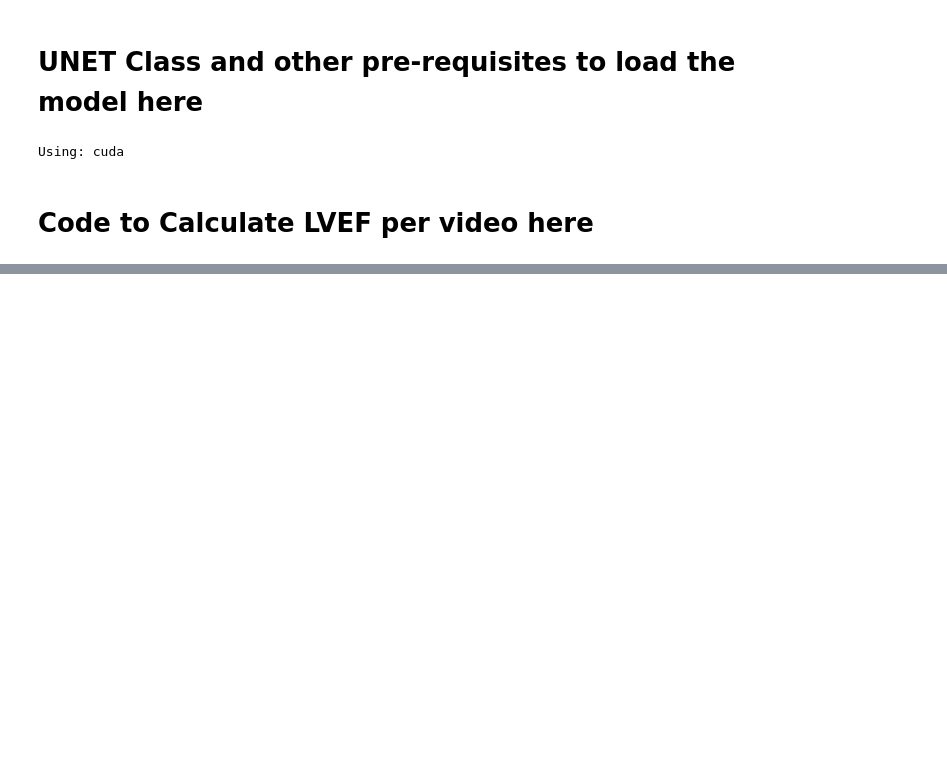
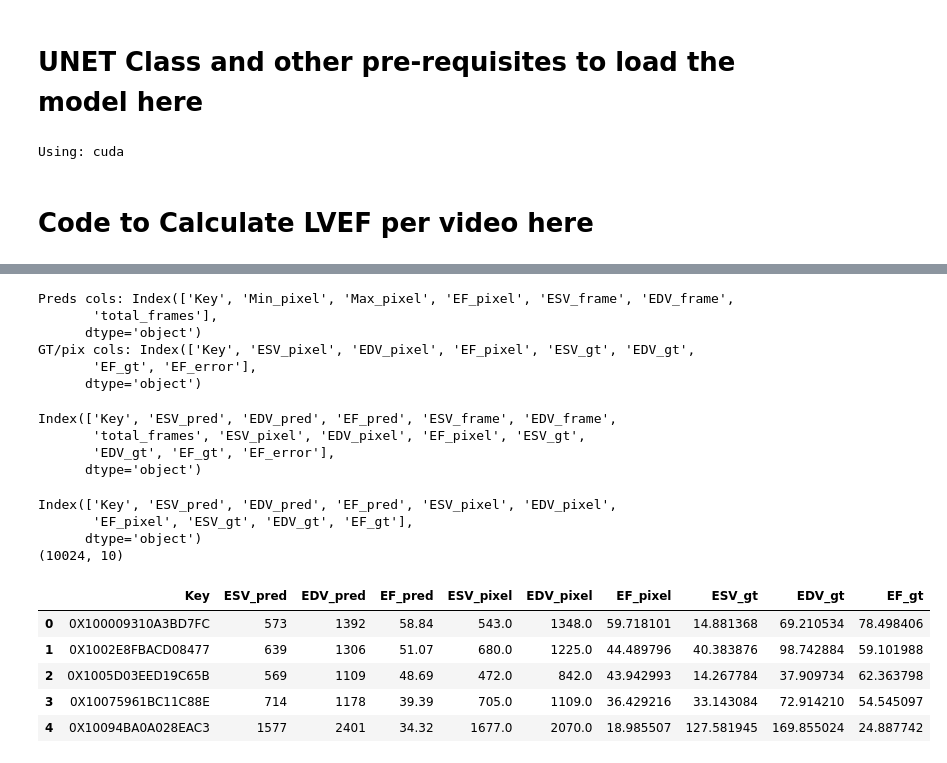
Before and after one commit to nrsjun/MachineLearning-LVEF-31005-, a Jupyter notebook: task3_measure_lvef.ipynb, the cells around one changed output, grey strips where cells are left out. Cells and saved outputs as stored; diff of their text form; code cells hidden in the pictures; blank space fills up the shorter version.

```diff
--- a/task3_measure_lvef.ipynb
+++ b/task3_measure_lvef.ipynb
@@ -618,0 +646,11 @@ Processing ALL 10030 videos...
+# %%
+#print cols to pick appropriate ones
+print("Preds cols:", str(preds.columns))
+print("GT/pix cols:", str(gt_and_pix.columns))
+# %% [output]
+Preds cols: Index(['Key', 'Min_pixel', 'Max_pixel', 'EF_pixel', 'ESV_frame', 'EDV_frame',
+       'total_frames'],
+      dtype='object')
+GT/pix cols: Index(['Key', 'ESV_pixel', 'EDV_pixel', 'EF_pixel', 'ESV_gt', 'EDV_gt',
+       'EF_gt', 'EF_error'],
+      dtype='object')
@@ -618,0 +664,34 @@ Processing ALL 10030 videos...
+# %%
+# left join on key
+final_df = preds_renamed.merge(right= gt_and_pix, on= 'Key', how='left')
+print(final_df.columns)
+final_df = final_df.dropna()
+# %% [output]
+Index(['Key', 'ESV_pred', 'EDV_pred', 'EF_pred', 'ESV_frame', 'EDV_frame',
+       'total_frames', 'ESV_pixel', 'EDV_pixel', 'EF_pixel', 'ESV_gt',
+       'EDV_gt', 'EF_gt', 'EF_error'],
+      dtype='object')
+# %%
+#pick out relevant cols
+final_df = final_df[['Key', 'ESV_pred', 'EDV_pred', 'EF_pred','ESV_pixel', 'EDV_pixel', 'EF_pixel', 'ESV_gt',
+    'EDV_gt', 'EF_gt' ]]
+print(final_df.columns)
+
+
+#save the df
+final_df.to_csv("final_comparison_results.csv", index=False)
+print(final_df.shape)
+# %% [output]
+Index(['Key', 'ESV_pred', 'EDV_pred', 'EF_pred', 'ESV_pixel', 'EDV_pixel',
+       'EF_pixel', 'ESV_gt', 'EDV_gt', 'EF_gt'],
+      dtype='object')
+(10024, 10)
+# %%
+final_df.head()
+# %% [output]
+|  | Key | ESV_pred | EDV_pred | EF_pred | ESV_pixel | EDV_pixel | EF_pixel | ESV_gt | EDV_gt | EF_gt |
+| 0 | 0X100009310A3BD7FC | 573 | 1392 | 58.84 | 543.0 | 1348.0 | 59.718101 | 14.881368 | 69.210534 | 78.498406 |
+| 1 | 0X1002E8FBACD08477 | 639 | 1306 | 51.07 | 680.0 | 1225.0 | 44.489796 | 40.383876 | 98.742884 | 59.101988 |
+| 2 | 0X1005D03EED19C65B | 569 | 1109 | 48.69 | 472.0 | 842.0 | 43.942993 | 14.267784 | 37.909734 | 62.363798 |
+| 3 | 0X10075961BC11C88E | 714 | 1178 | 39.39 | 705.0 | 1109.0 | 36.429216 | 33.143084 | 72.914210 | 54.545097 |
+| 4 | 0X10094BA0A028EAC3 | 1577 | 2401 | 34.32 | 1677.0 | 2070.0 | 18.985507 | 127.581945 | 169.855024 | 24.887742 |
```
Also changed, not shown: parts of 9 cells of this notebook, 1 other file.
